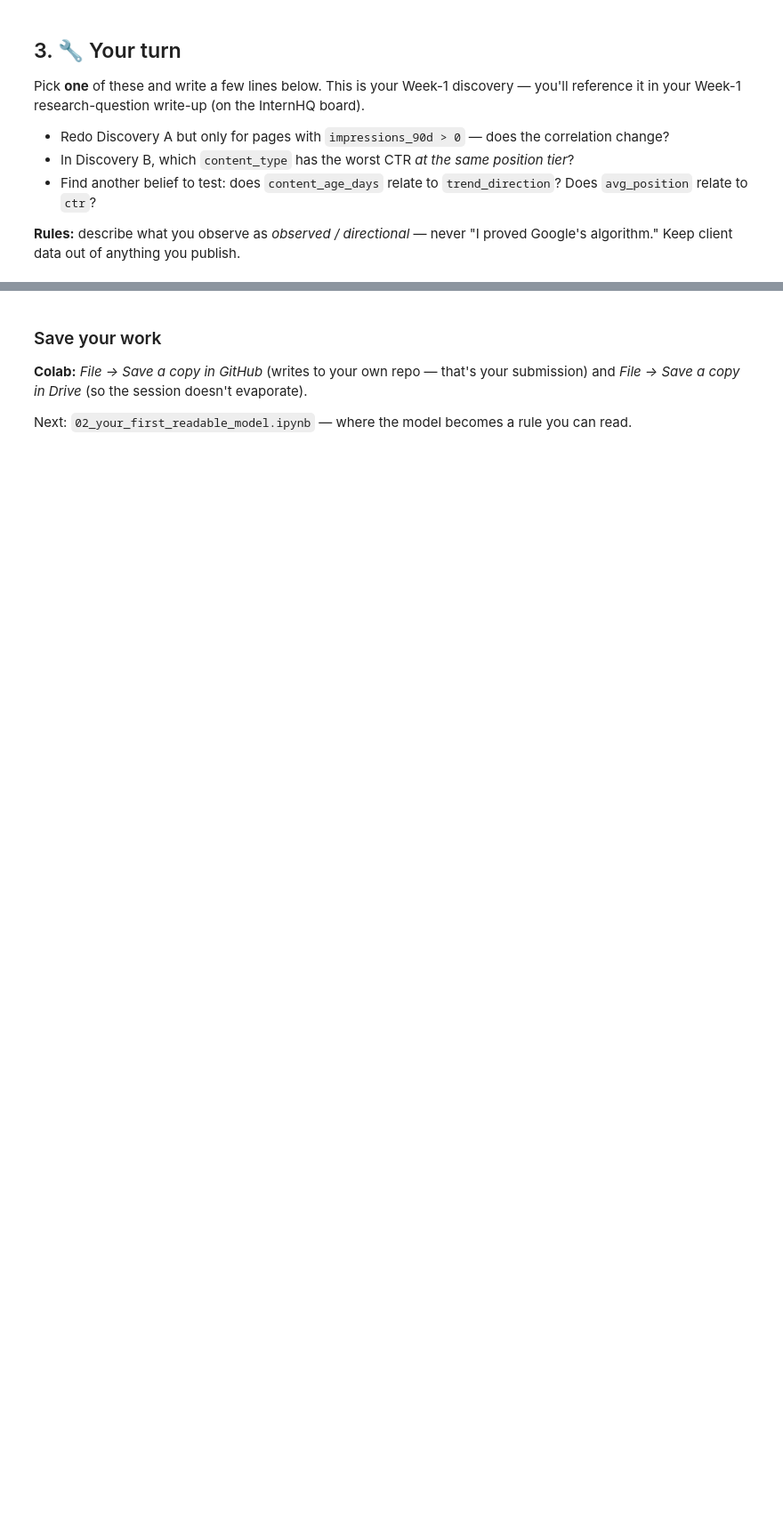
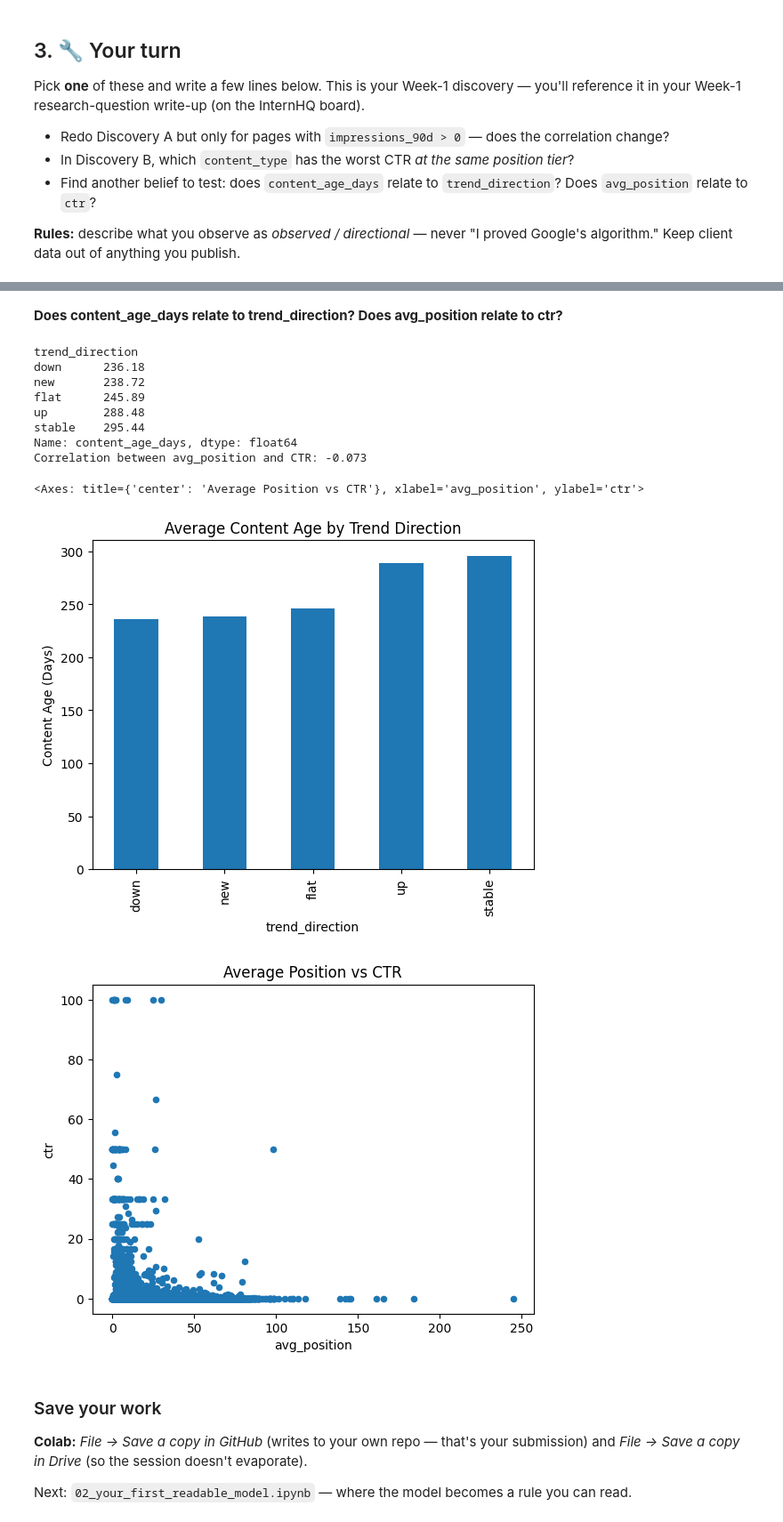
Before and after one commit to MuhammadAmjadMehmood/ML_INTERNSHIP, a Jupyter notebook: notebooks/01_first_look_and_discovery.ipynb, the cells around one changed output, grey strips where cells are left out. Shown at 89% size. Cells and saved outputs as stored; diff of their text form; code cells hidden in the pictures; blank space fills up the shorter version.

```diff
--- a/notebooks/01_first_look_and_discovery.ipynb
+++ b/notebooks/01_first_look_and_discovery.ipynb
@@ -116,3 +187,37 @@ NameError: name 'df' is not defined
+# %% [markdown]
+**Does content_age_days relate to trend_direction? Does avg_position relate to ctr?**
+# %%
+age_trend = (
+    df.groupby("trend_direction")["content_age_days"]
+      .mean()
+      .sort_values()
+)
+print(age_trend.round(2))
+age_trend.plot(
+    kind="bar",
+    title="Average Content Age by Trend Direction",
+    ylabel="Content Age (Days)"
+)
+corr = df["avg_position"].corr(df["ctr"])
+print(f"Correlation between avg_position and CTR: {corr:.3f}")
+df.plot(
+    kind="scatter",
+    x="avg_position",
+    y="ctr",
+    title="Average Position vs CTR"
+)
+# %% [output]
+trend_direction
+down      236.18
+new       238.72
+flat      245.89
+up        288.48
+stable    295.44
+Name: content_age_days, dtype: float64
+Correlation between avg_position and CTR: -0.073
+<Axes: title={'center': 'Average Position vs CTR'}, xlabel='avg_position', ylabel='ctr'>
+[figure, added]
+[figure, added]
 # %% [markdown]
 ### Save your work
 **Colab:** *File → Save a copy in GitHub* (writes to your own repo — that's your submission) and *File → Save a copy in Drive* (so the session doesn't evaporate).
```
Also changed, not shown: parts of 9 cells of this notebook.
